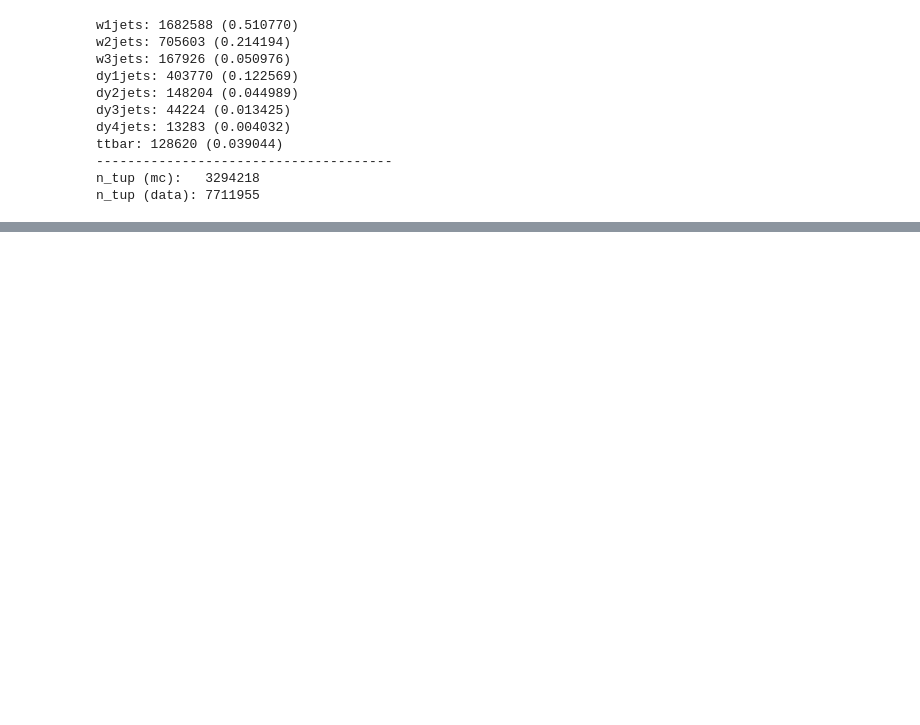
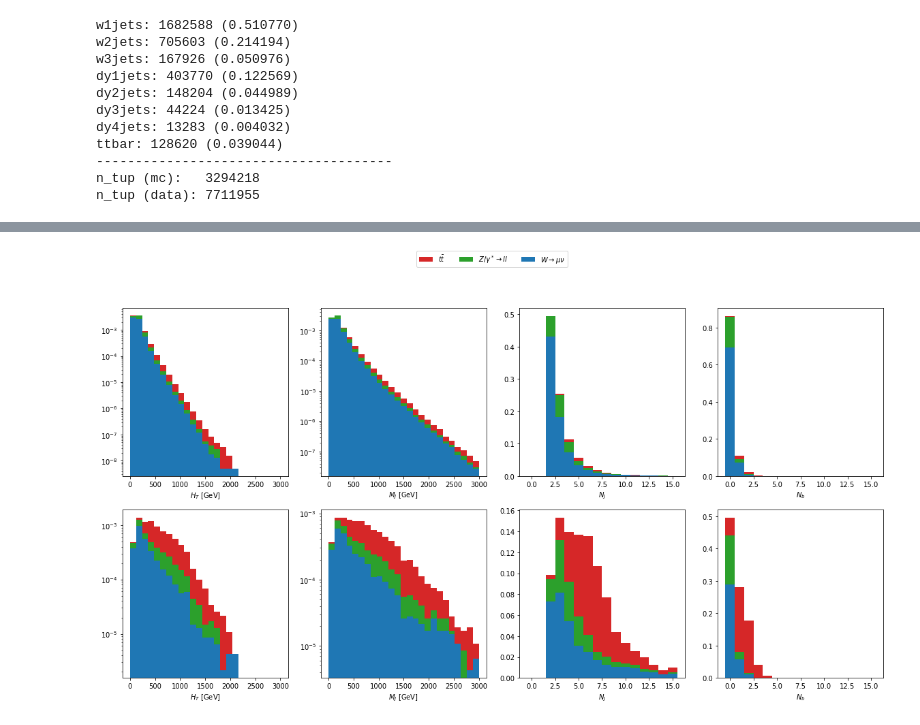
Before and after one commit to oliverkn/alad-for-lhc, a Jupyter notebook: top_rediscovery/plots_new.ipynb, the cells around one changed output, grey strips where cells are left out. Saved outputs shown, nothing was run; the diff lists cells and outputs as text; code cells hidden in the pictures; blank space fills up the shorter version.

```diff
--- a/top_rediscovery/plots_new.ipynb
+++ b/top_rediscovery/plots_new.ipynb
@@ -505,0 +635,37 @@ plt.show()
+# %%
+fig, ax_arr = plt.subplots(2, n_features, figsize=(n_features * plot_size, 2 * plot_size))
+
+for col, feature in enumerate(feature_list):
+    f_setting = hist_settings[feature]
+    for row, cut in enumerate(['pre-', 'pre-anoscore']):
+        ax = ax_arr[row, col]
+
+        # plot background stacked
+        x_list = []
+        bin_edges = None
+        weights_list = []
+        color_list = []
+        label_list = []
+        for proc in background_plot_list:
+            hist = hist_cut_proc_dict[cut][proc]
+            bin_edges = hist[feature].bin_edges
+            x_list.append(hist[feature].bin_edges[:-1])
+            weights_list.append(hist[feature].bin_content)
+            color_list.append(color_dict[proc])
+            label_list.append(label_dict[proc])
+
+        ax.hist(x_list, bin_edges, weights=weights_list,
+                stacked=True, histtype='stepfilled', color=color_list, label=label_list, density=True)
+
+        # axis settings
+        ax.set_xlabel(f_setting['symbol'])
+        if all_lin is False:
+            ax.set_yscale(f_setting['yscale'])
+
+handles, labels = ax_arr[0,0].get_legend_handles_labels()
+fig.legend(handles, labels, loc = 'upper center', ncol=4)
+
+plt.savefig('figures/mc.pdf')
+plt.show()
+# %% [output]
+[figure, added]
```
Also changed, not shown: parts of 18 cells of this notebook, 7 other files.
